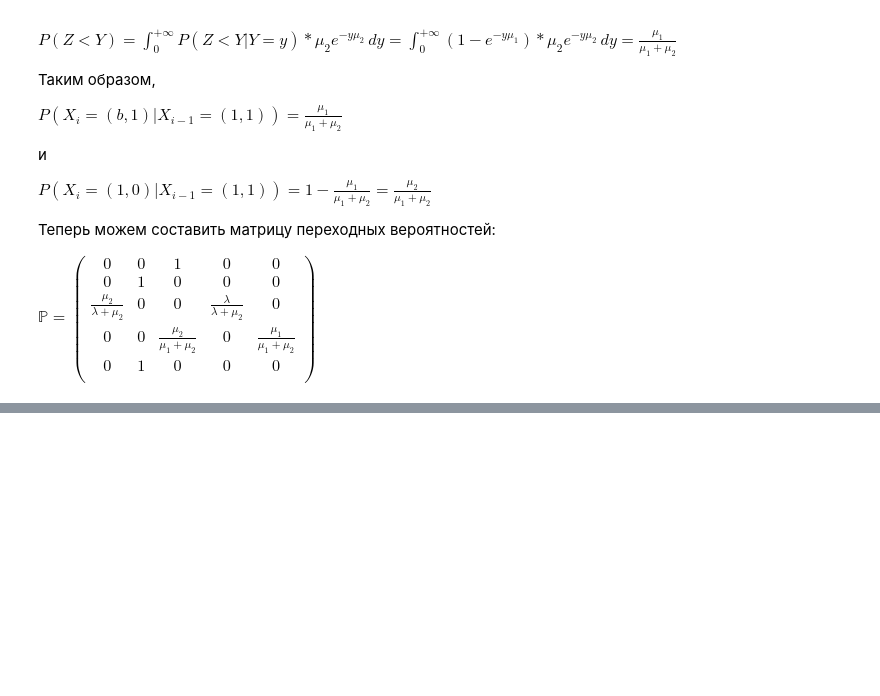
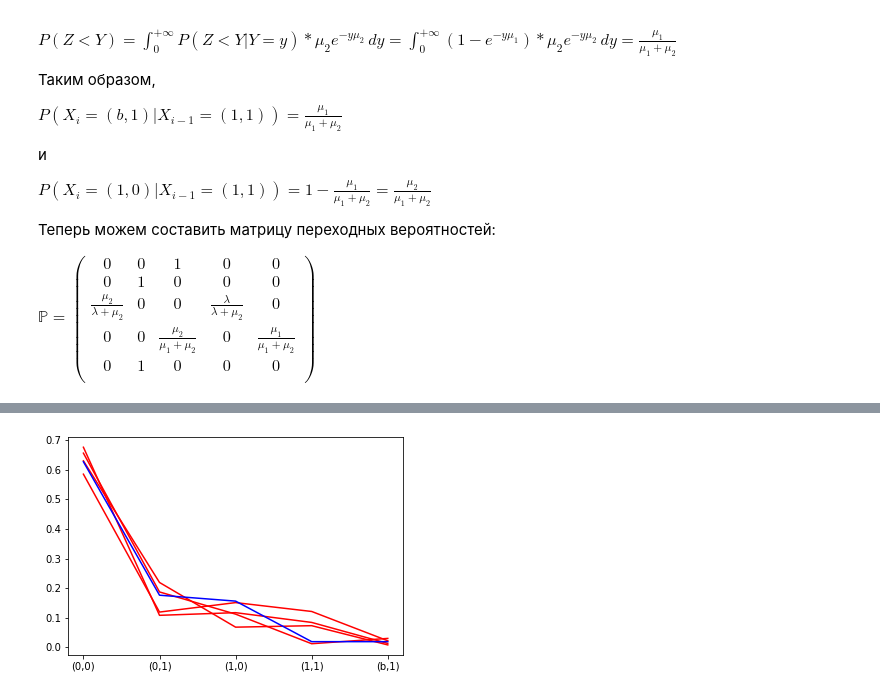
Before and after one commit to A1t3r/ShoeShineShop-model, a Jupyter notebook: Report.ipynb, the cells around one changed output, grey strips where cells are left out. Cells and saved outputs as stored; diff of their text form; code cells hidden in the pictures; blank space fills up the shorter version.

```diff
--- a/Report.ipynb
+++ b/Report.ipynb
@@ -153,0 +167,18 @@ $
+# %%
+res_arr = [[0.656, 0.187, 0.112, 0.012, 0.030], [0.630, 0.219, 0.068, 0.073, 0.008],
+          [0.585,  0.119, 0.151, 0.121, 0.022], [ 0.676, 0.108, 0.117, 0.084, 0.013], [0.627, 0.176, 0.156, 0.019, 0.019]]
+names = ["test_1", "test_2", "test_3", "test_4", "therory"]
+cols = ["(0,0)", "(0,1)", "(1,0)", "(1,1)", "(b,1)"]
+results = pd.DataFrame(data=res_arr, columns=cols)
+results["name"] = names
+# %%
+plt.plot(cols[:5], (results.loc[0])[:5], 'r', label='label here')
+plt.plot(cols[:5], (results.loc[1])[:5], 'r', label='label here')
+plt.plot(cols[:5], (results.loc[2])[:5], 'r', label='label here')
+plt.plot(cols[:5], (results.loc[3])[:5], 'r', label='label here')
+plt.plot(cols[:5], (results.loc[4])[:5], 'b', label='label here')
+#plt.plot(<X AXIS VALUES HERE>, <Y AXIS VALUES HERE>, 'line type', label='label here')
+#plt.legend(loc='best')
+plt.show()
+# %% [output]
+[figure, added]
```
Also changed, not shown: parts of 3 cells of this notebook.
